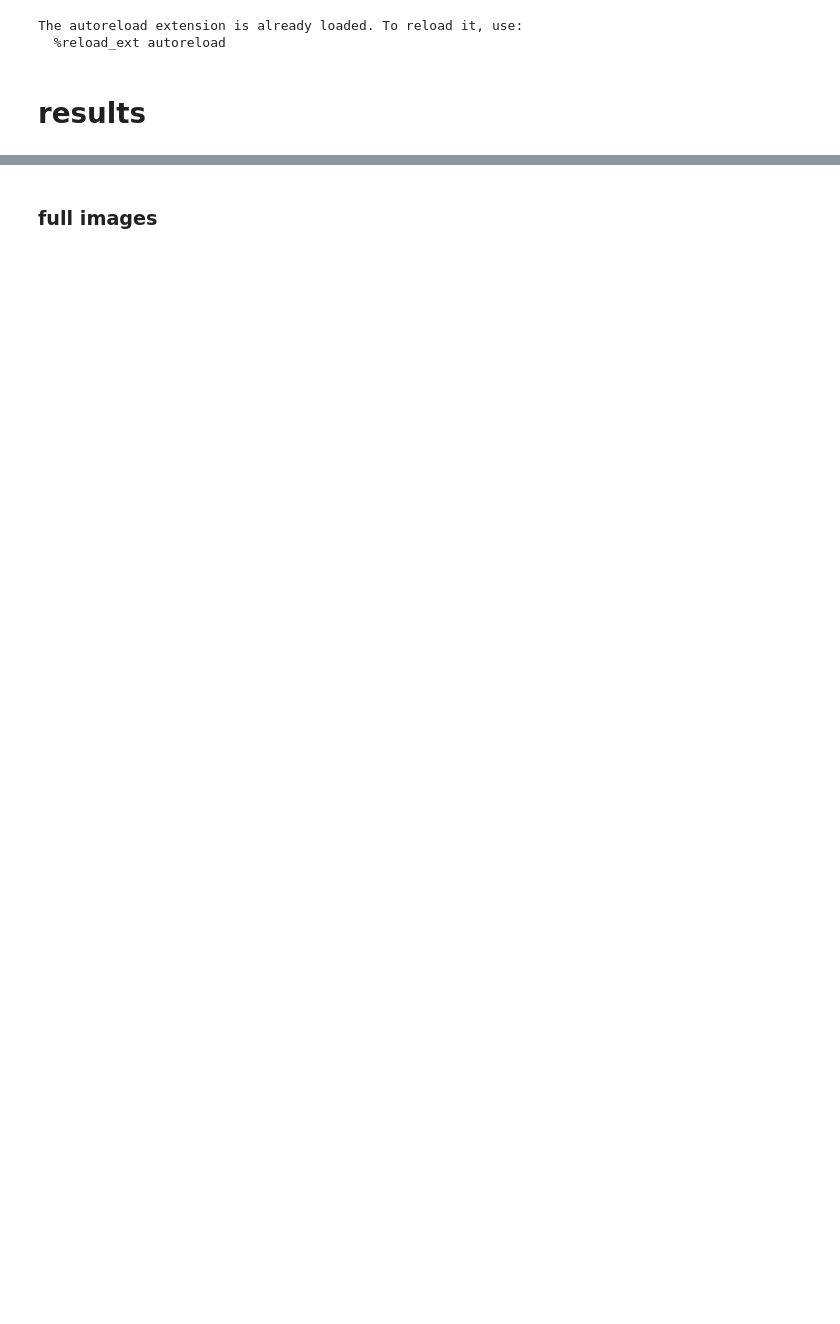
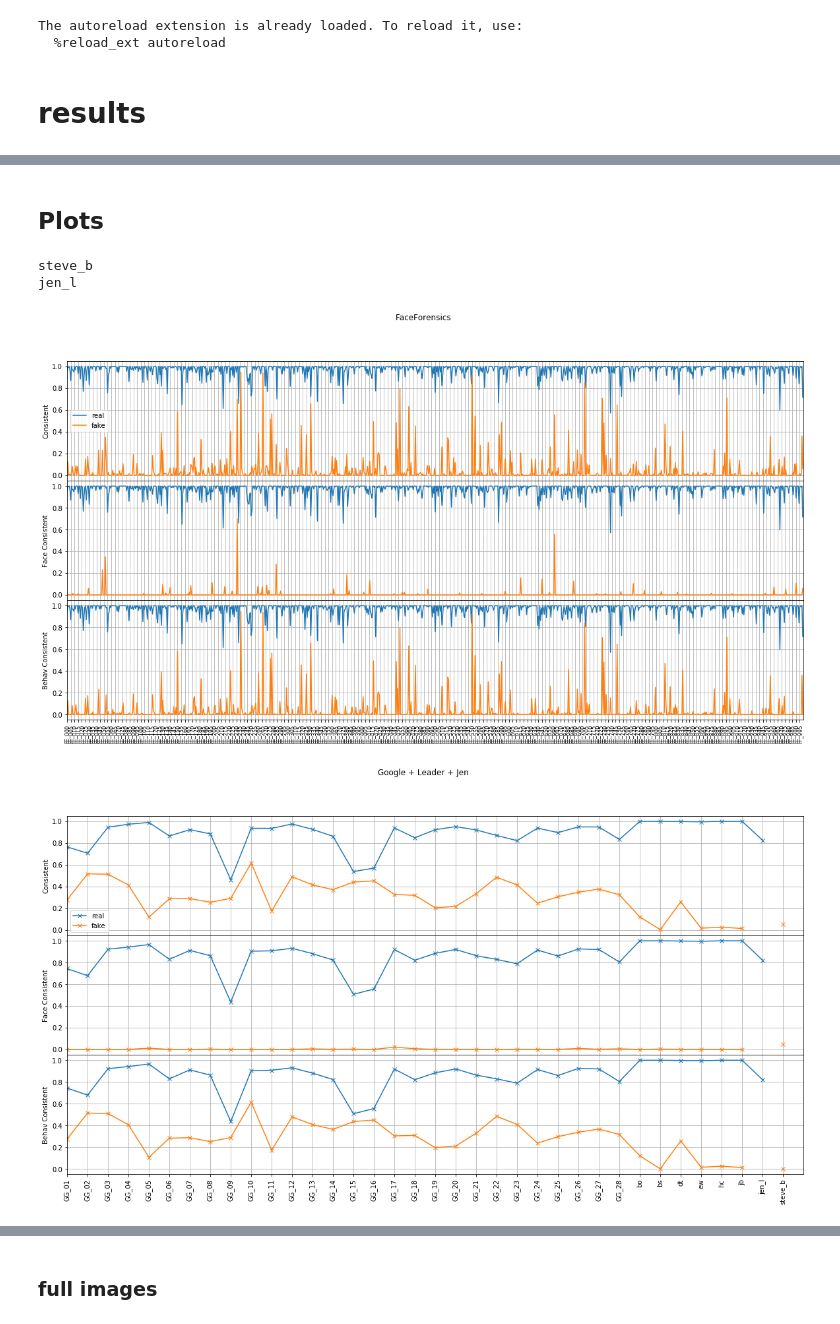
Before and after one commit to agarwalShruti15/motion_signature, a Jupyter notebook: baseline/7_02_2020.ipynb, the cells around one changed output, grey strips where cells are left out. Cells and saved outputs as stored; diff of their text form; code cells hidden in the pictures; blank space fills up the shorter version.

```diff
--- a/baseline/7_02_2020.ipynb
+++ b/baseline/7_02_2020.ipynb
@@ -74,0 +224,5 @@ im_fake = get_image(vgg_df, fab_df, list(test_files['fake'].keys()), 'fake', all
+# %% [markdown]
+## Plots
+# %%
+all_lbls = ['GG_{0:02d}'.format(f+1) for f in range(28)] + ['bo','bs','dt','ew','hc','jb'] + ['FF_{0:03d}'.format(f) for f in range(1000)] + ['jen_l'] + ['steve_b']
+all_lbls = np.array(all_lbls)
@@ -74,0 +312,18 @@ im_fake = get_image(vgg_df, fab_df, list(test_files['fake'].keys()), 'fake', all
+# %%
+
+real_dict = get_xy_data(['ldr_real_notime.csv', 'FF_real_notime.csv',
+                         'GG_real_notime.csv', 'SJ_real_notime.csv'])
+fake_dict = get_xy_data(['ldr_fake_notime.csv', 'FF_fake_notime.csv',
+                         'GG_fake_notime.csv', 'SJ_fake_notime.csv'])
+
+plot_consistent(real_dict, fake_dict, ['FF_{0:03d}'.format(f) for f in range(1000)], 'FaceForensics', '-')
+
+plot_consistent(real_dict, fake_dict,
+                ['GG_{0:02d}'.format(f+1) for f in range(28)] + ['bo','bs','dt','ew','hc','jb'] + ['jen_l']
+                + ['steve_b'],
+                'Google + Leader + Jen', '-x')
+# %% [output]
+steve_b
+jen_l
+[figure, added]
+[figure, added]
```
Also changed, not shown: parts of 27 cells of this notebook, 28 other files.
